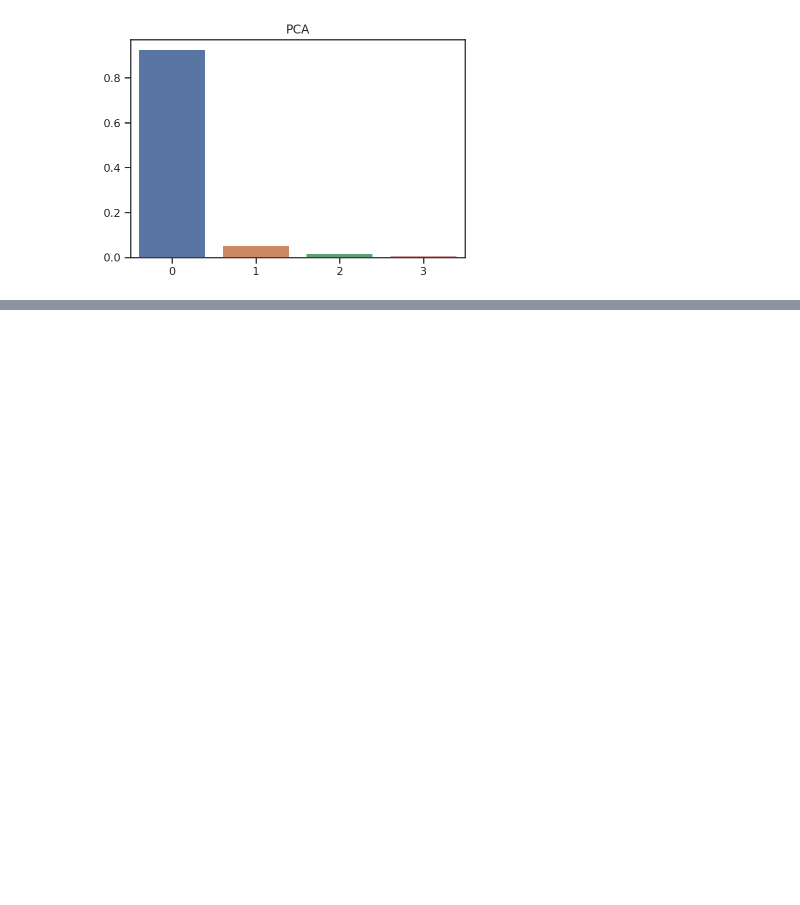
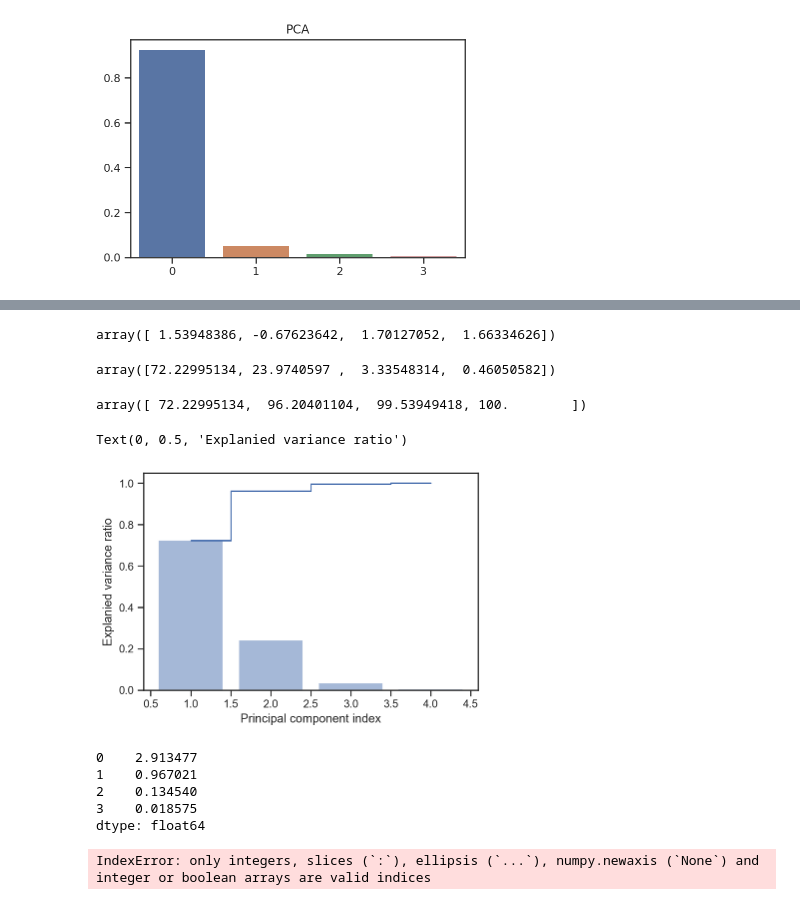
Before and after one commit to Islompulatov/strive_exer_ai_feb22, a Jupyter notebook: Chapter 02/05. PCA and LDA/01_IRIS_PCA.ipynb, the cells around one changed output, grey strips where cells are left out. Drawn from its saved outputs; the diff is of its cells as text; code cells hidden in the pictures; blank space fills up the shorter version.

```diff
--- a/Chapter 02/05. PCA and LDA/01_IRIS_PCA.ipynb
+++ b/Chapter 02/05. PCA and LDA/01_IRIS_PCA.ipynb
@@ -178,0 +243,3 @@ Text(0.5, 1.0, 'PCA')
+# %%
+cov_mat = np.cov(X_train_scaled.T)
+cov_mat
@@ -178,0 +251,2 @@ Text(0.5, 1.0, 'PCA')
+# %%
+eigen_values, eigen_vectors = np.linalg.eig(cov_mat)
@@ -178,0 +264,38 @@ Text(0.5, 1.0, 'PCA')
+# %%
+np.dot(cov_mat, eigen_vectors[:,0])
+# %% [output]
+array([ 1.53948386, -0.67623642,  1.70127052,  1.66334626])
+# %%
+overall = sum(eigen_values)
+var_explained = ([eigen_val/overall for eigen_val in sorted(eigen_values, reverse= True)])
+# %%
+np.array(var_explained)*100
+# %% [output]
+array([72.22995134, 23.9740597 ,  3.33548314,  0.46050582])
+# %%
+cum_var_exp = np.cumsum(var_explained)
+# %%
+np.array(cum_var_exp)*100
+# %% [output]
+array([ 72.22995134,  96.20401104,  99.53949418, 100.        ])
+# %%
+plt.bar(range(1,5), var_explained, alpha = 0.5 ,align='center', label = 'individual explained variance')
+plt.step(range(1,5), cum_var_exp, where='mid', label = 'cumulative explanied variance')
+plt.xlabel('Principal component index')
+plt.ylabel('Explanied variance ratio')
+# %% [output]
+Text(0, 0.5, 'Explanied variance ratio')
+[figure, added]
+# %%
+sorted_index = pd.Series(eigen_values).sort_values(ascending=False)
+sorted_index
+# %% [output]
+0    2.913477
+1    0.967021
+2    0.134540
+3    0.018575
+dtype: float64
+# %%
+W = eigen_vectors[:, sorted_index[:2]]
+# %% [output]
+IndexError: only integers, slices (`:`), ellipsis (`...`), numpy.newaxis (`None`) and integer or boolean arrays are valid indices
```
Also changed, not shown: parts of 16 cells of this notebook.
